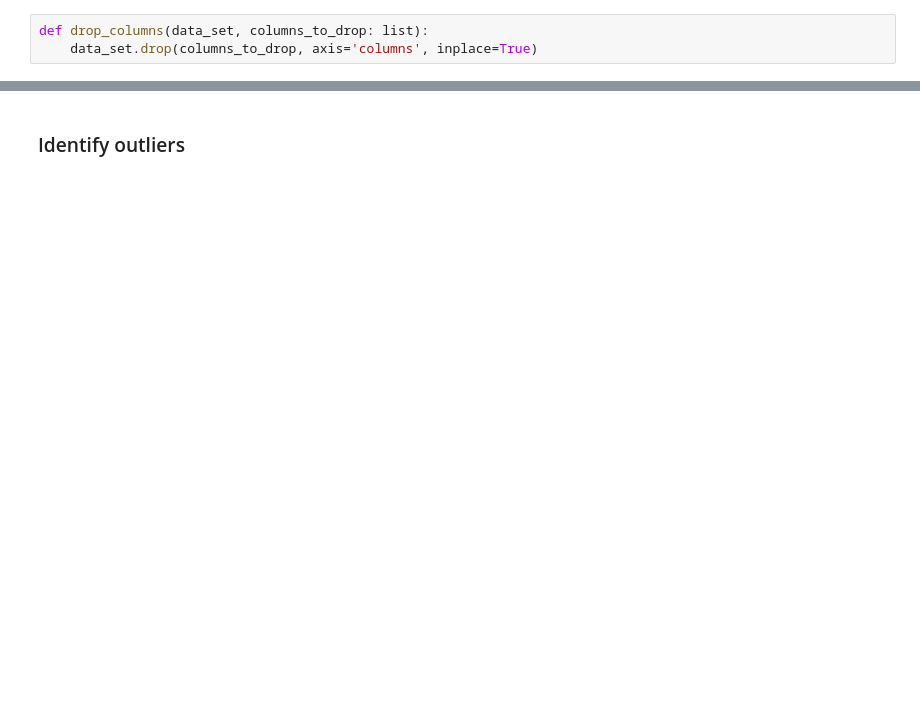
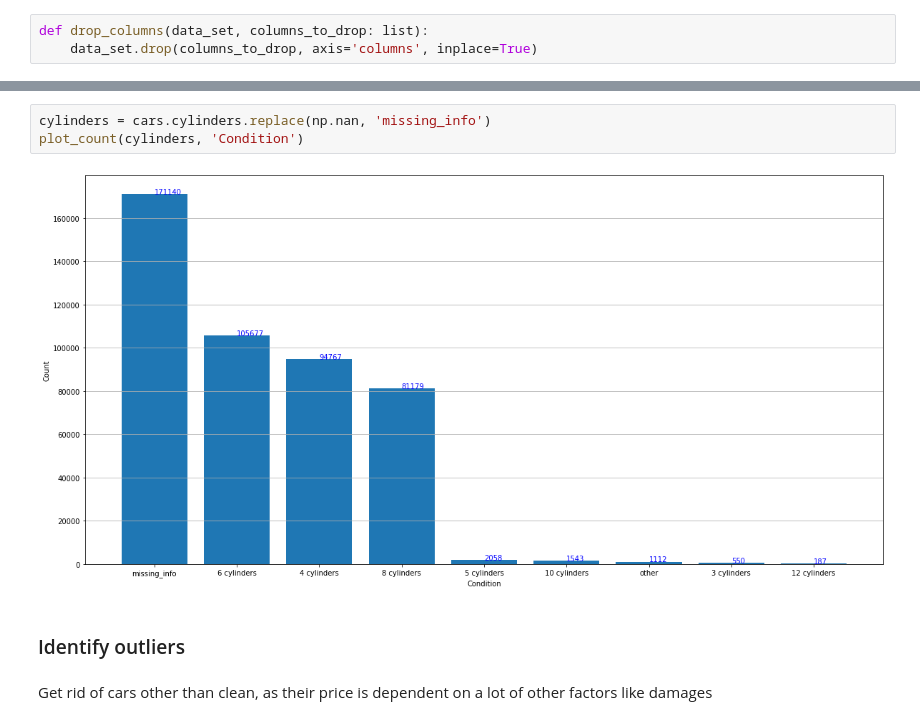
Before and after one commit to ulmii/machine-learning, a Jupyter notebook: 4/carprices.ipynb, the cells around one changed output, grey strips where cells are left out. Saved outputs shown, nothing was run; the diff lists cells and outputs as text; blank space fills up the shorter version.

```diff
--- a/4/carprices.ipynb
+++ b/4/carprices.ipynb
@@ -75,2 +125,9 @@ data_set.head()
+# %%
+cylinders = cars.cylinders.replace(np.nan, 'missing_info')
+plot_count(cylinders, 'Condition')
+# %% [output]
+[figure, added]
 # %% [markdown]
 ### Identify outliers
+# %% [markdown]
+Get rid of cars other than clean, as their price is dependent on a lot of other factors like damages
```
Also changed, not shown: parts of 18 cells of this notebook.
